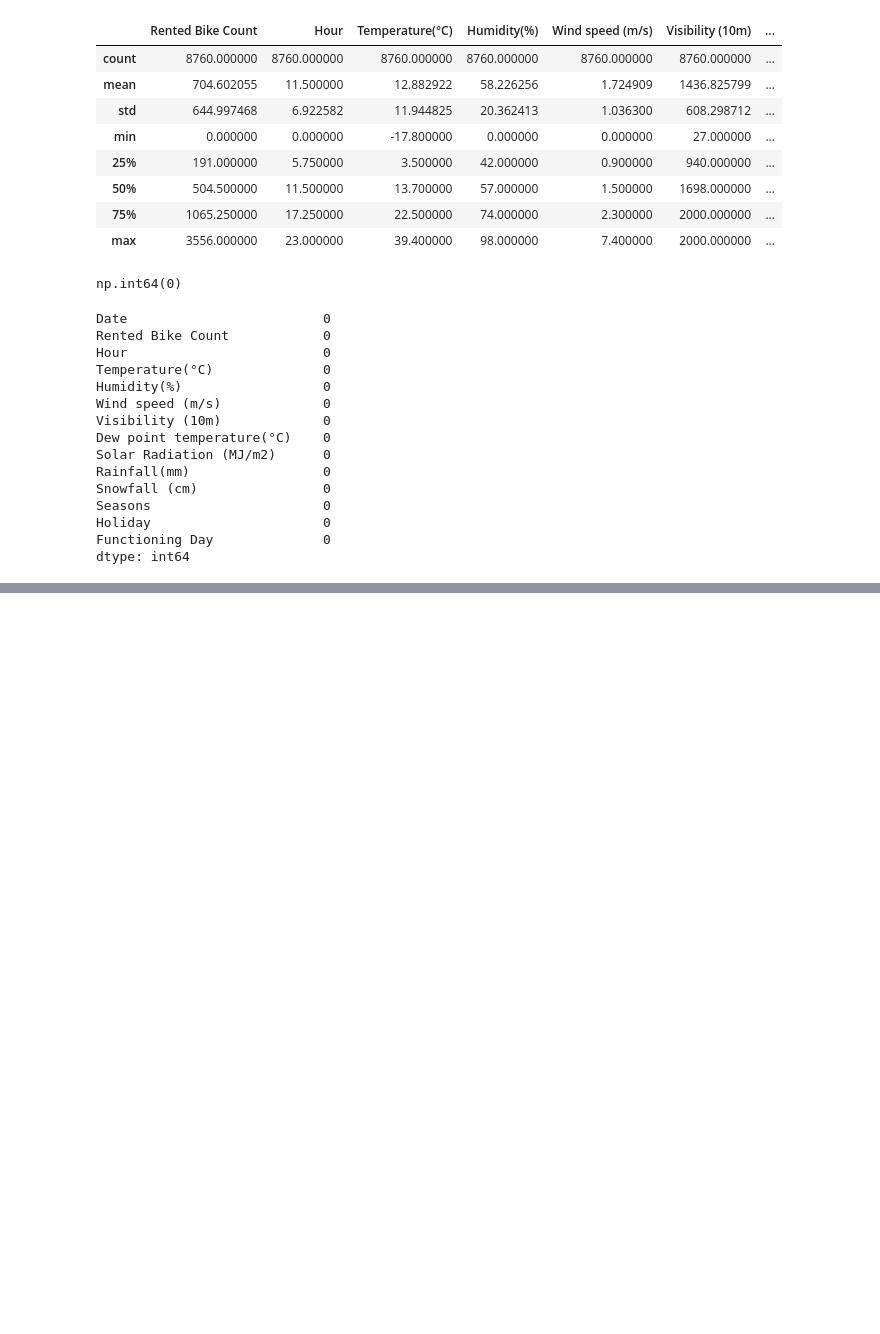
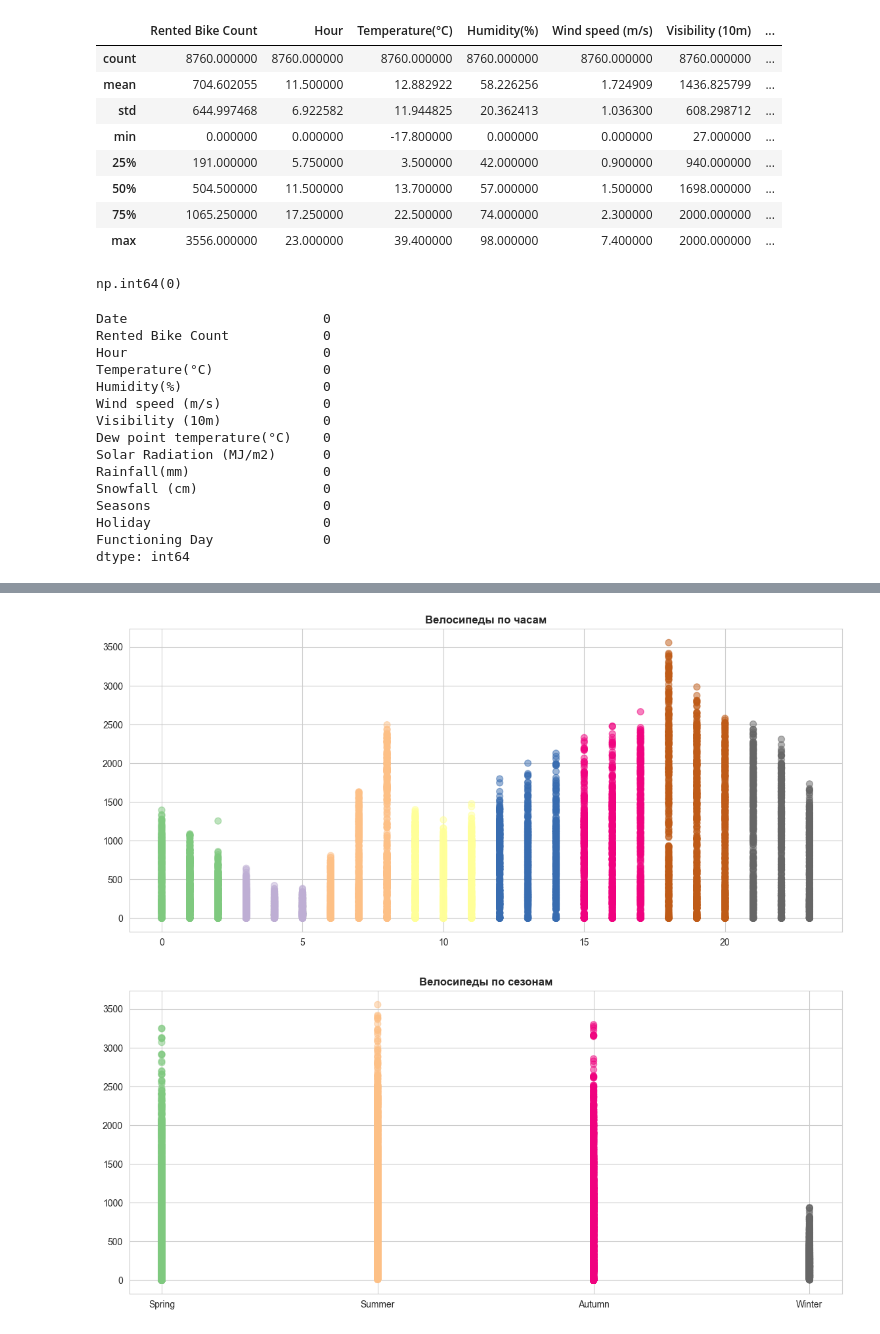
Before and after one commit to avpole/ML-Basic-homeworks, a Jupyter notebook: final_project/final_project.ipynb, the cells around one changed output, grey strips where cells are left out. Drawn from its saved outputs; the diff is of its cells as text; code cells hidden in the pictures; blank space fills up the shorter version.

```diff
--- a/final_project/final_project.ipynb
+++ b/final_project/final_project.ipynb
@@ -101,0 +209,15 @@ dtype: int64
+# %%
+plt.figure(figsize=(14,6))
+plt.scatter(x='Hour', y='Rented Bike Count', data=df, c='Hour', cmap='Accent', alpha=0.5, s=50)
+plt.title('Велосипеды по часам')
+plt.show()
+
+
+plt.figure(figsize=(14,6))
+plt.scatter(x='Seasons', y='Rented Bike Count', data=df, c='Seasons', cmap='Accent', alpha=0.5, s=50)
+plt.xticks(ticks=list(seasons_dict.values()), labels=list(seasons_dict.keys()))
+plt.title('Велосипеды по сезонам')
+plt.show()
+# %% [output]
+[figure, added]
+[figure, added]
```
Also changed, not shown: parts of 21 cells of this notebook, 1 other file.
